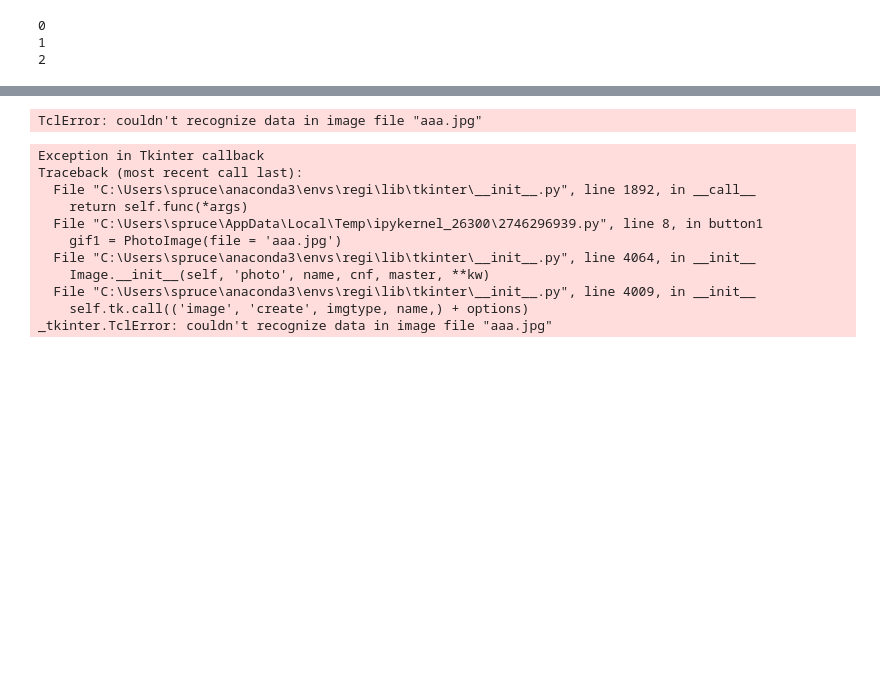
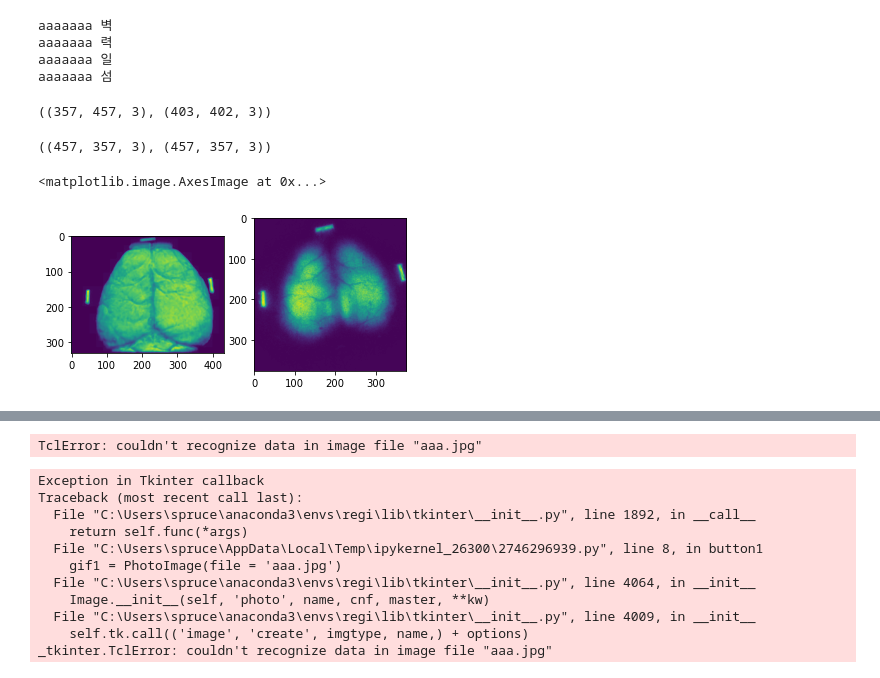
Before and after one commit to Spruce-tone/myelin_registration, a Jupyter notebook: test.ipynb, the cells around one changed output, grey strips where cells are left out. Saved outputs shown, nothing was run; the diff lists cells and outputs as text; code cells hidden in the pictures; blank space fills up the shorter version.

Commit message:
complete 벽력일섬

```diff
--- a/test.ipynb
+++ b/test.ipynb
@@ -34,7 +34,44 @@ regi_cropped_img()
-# %%
-for i in range(3):
-    print(str(i))
-# %% [output]
-0
-1
-2
+# %%
+from PIL import ImageFont, ImageDraw, Image
+import cv2
+import time
+import numpy as np
+def drawtextimage(word: str):
+        print('aaaaaaa', word)
+        #배경 이미지의 크기
+        W, H = (200, 200)
+        #배경 이미지를 흰색으로 하여 생성
+        image = Image.new('RGB', (W, H), (255, 255, 255))
+        #해당 폰트와 사이즈 설정
+        font = ImageFont.truetype('서울한강 장체B.ttf', size=200)
+        #이미지 생성
+        draw = ImageDraw.Draw(image)
+        #글자의 크기
+        w, h = draw.textsize(word, font=font)
+        #배경 이미지와 글자의 크기를 이용하여 배경 중간에 글자 배치
+        draw.text(((W - w) / 2, (H - h) / 2), word, fill="black", font=font)
+        #이미지 저장
+        # image.save(f"{title}{e}.jpg")
+        return image, W, H
+for idx, i in enumerate('벽력일섬'):
+    cv2.namedWindow(str(idx))
+    cv2.resizeWindow(str(idx), idx*100, idx*100)
+    # img = cv2.imread("aaa.jpg")
+    img, W, H = drawtextimage(i)
+    cv2.moveWindow(str(idx), W, H)
+    cv2.imshow(str(idx), np.array(img))
+    cv2.waitKey(25)
+    time.sleep(0.5)
+#     cv2.destroyWindow(str(idx))
+# %% [output]
+aaaaaaa 벽
+aaaaaaa 력
+aaaaaaa 일
+aaaaaaa 섬
+# %%
+MRbead = cv2.imread('MR_bead.tif')
+FLbead = cv2.imread('FL_bead.tif')
+# %%
+MRbead.shape, FLbead.shape
+# %% [output]
+((357, 457, 3), (403, 402, 3))
@@ -40,0 +81,11 @@ for i in range(3):
+# %%
+FLresize.shape, MRresize.shape
+# %% [output]
+((457, 357, 3), (457, 357, 3))
+# %%
+fig, ax = plt.subplots(nrows=1, ncols=2)
+ax[0].imshow(MRbead[13:-13, 13:-13, 0])
+ax[1].imshow(FLbead[13:-13, 13:-13, 1])
+# %% [output]
+<matplotlib.image.AxesImage at 0x...>
+[figure, added]
```
Also changed, not shown: parts of 12 cells of this notebook, 3 other files.
